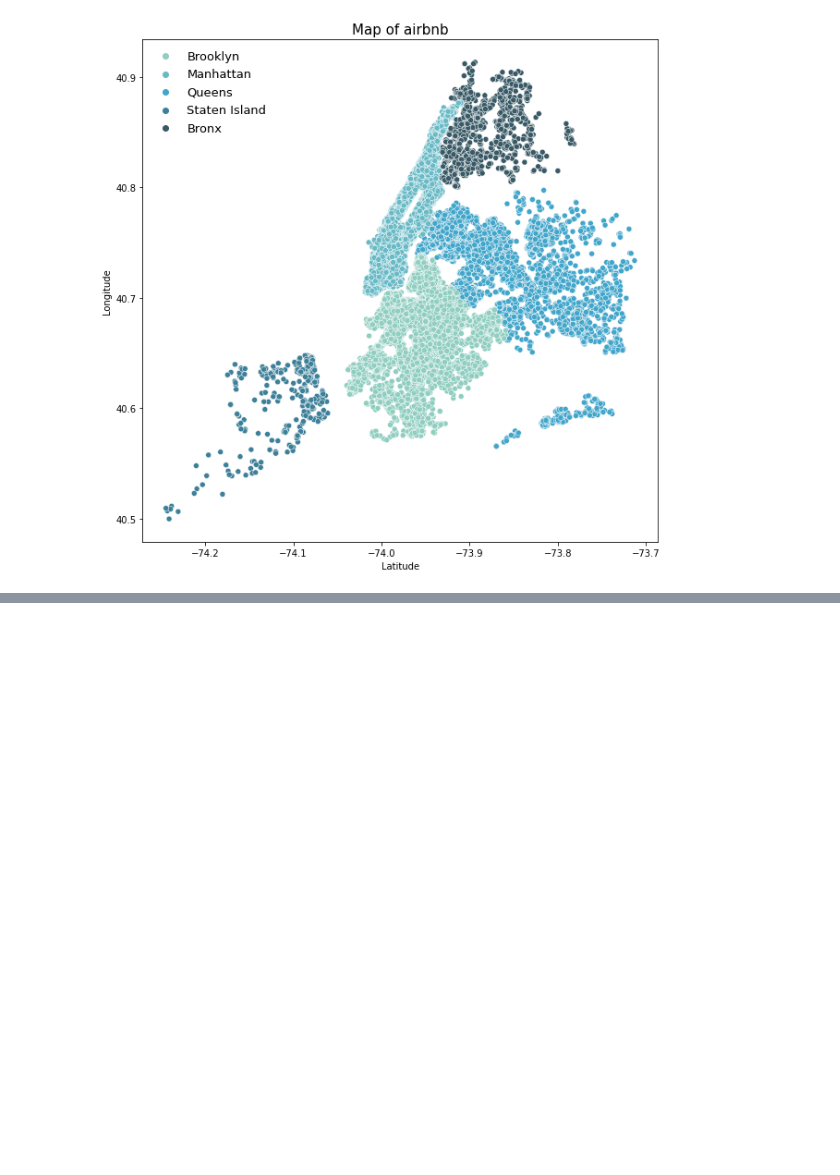
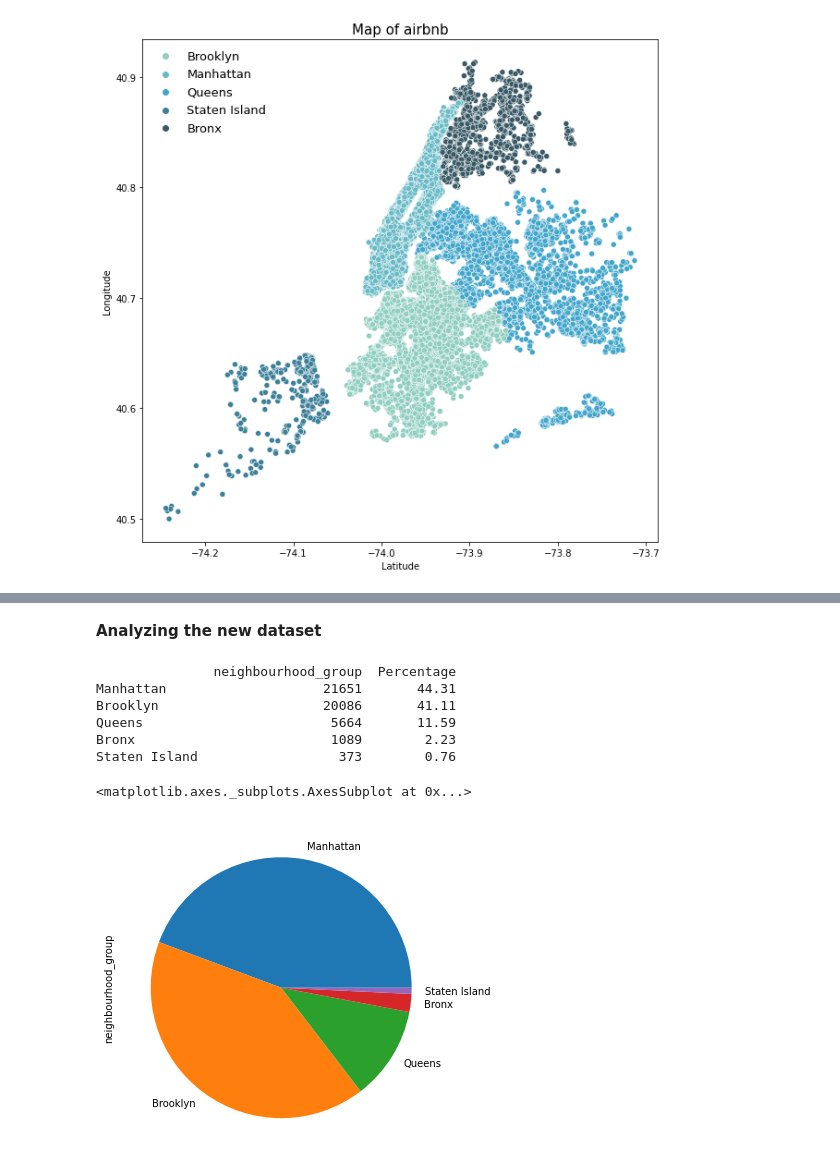
Before and after one commit to sanjay2097/airbnb-analysis, a Jupyter notebook: Airbnb_Capstone_Project.ipynb, the cells around one changed output, grey strips where cells are left out. Saved outputs shown, nothing was run; the diff lists cells and outputs as text; code cells hidden in the pictures; blank space fills up the shorter version.

```diff
--- a/Airbnb_Capstone_Project.ipynb
+++ b/Airbnb_Capstone_Project.ipynb
@@ -218,0 +226,6 @@ plt.legend(frameon=False, fontsize=13)
+# %%
+#Creating new dataframe with important columns for our analysis
+
+als = df[['host_id','host_name','neighbourhood_group','neighbourhood','room_type','price','minimum_nights',
+             'number_of_reviews','reviews_per_month','calculated_host_listings_count','availability_365']]
+als.head()
@@ -218,0 +260,18 @@ plt.legend(frameon=False, fontsize=13)
+# %% [markdown]
+**Analyzing the new dataset**
+# %%
+#Analyzing neighbourhood groups
+listings_count = pd.DataFrame(als["neighbourhood_group"].value_counts())
+#Calculating the percentage of listings in each location
+listings_count["Percentage"] = round((listings_count["neighbourhood_group"]/listings_count["neighbourhood_group"].sum())*100,2)
+print(listings_count.head())
+als.neighbourhood_group.value_counts().plot(kind='pie' , figsize=(6,6))
+# %% [output]
+               neighbourhood_group  Percentage
+Manhattan                    21651       44.31
+Brooklyn                     20086       41.11
+Queens                        5664       11.59
+Bronx                         1089        2.23
+Staten Island                  373        0.76
+<matplotlib.axes._subplots.AxesSubplot at 0x...>
+[figure, added]
```
Also changed, not shown: parts of 36 cells of this notebook.
